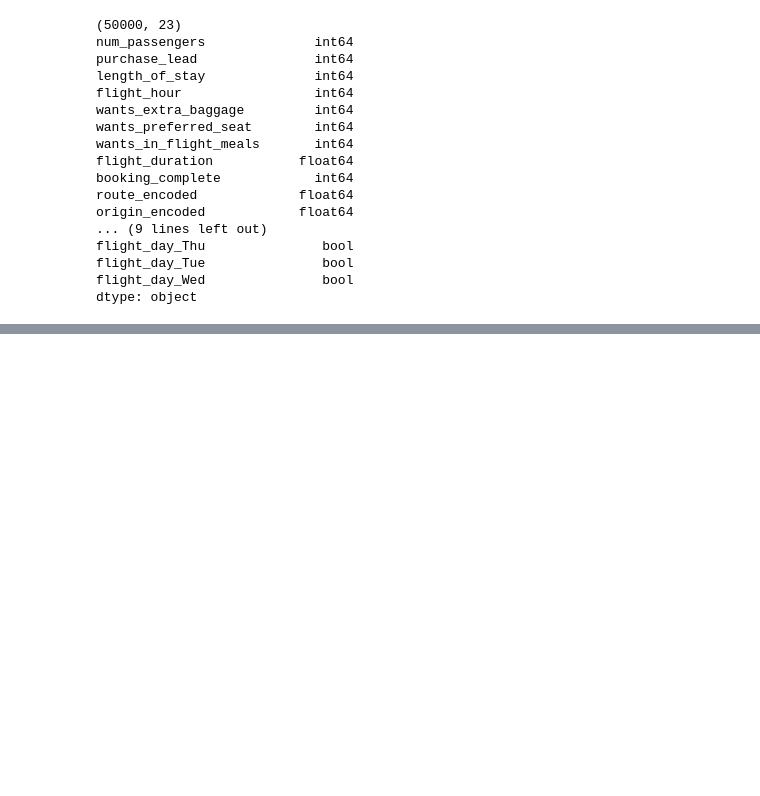
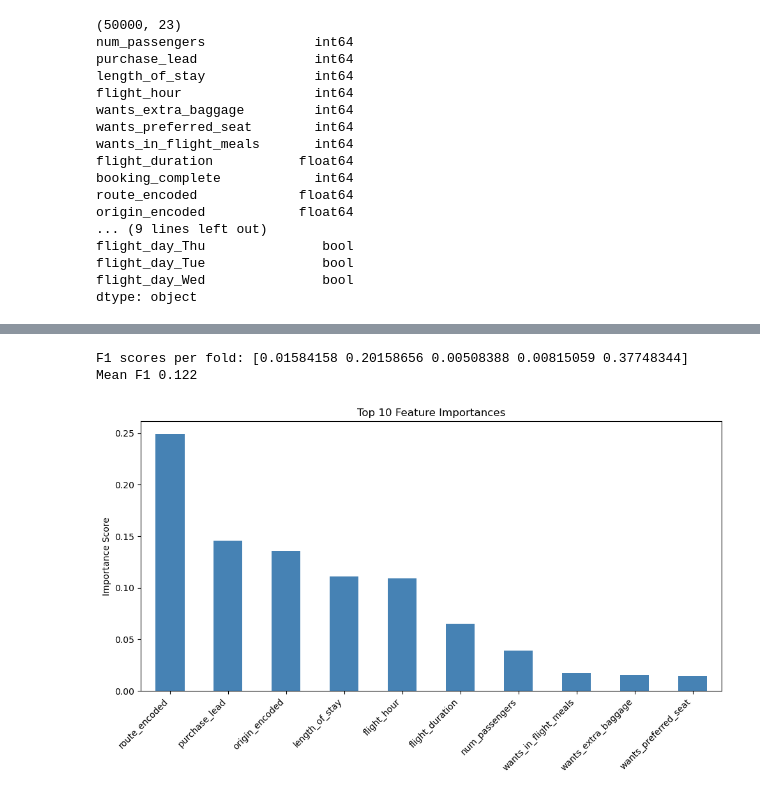
Before and after one commit to tobezhanabi/British-airway, a Jupyter notebook: BAcustomer_book.ipynb, the cells around one changed output, grey strips where cells are left out. Drawn from its saved outputs; the diff is of its cells as text; code cells hidden in the pictures; blank space fills up the shorter version.

```diff
--- a/BAcustomer_book.ipynb
+++ b/BAcustomer_book.ipynb
@@ -192,0 +195,24 @@ ROC-AUC: 0.5670362263672122
+# %%
+scores = cross_val_score(RF, X, y, cv=5, scoring='f1')
+print('F1 scores per fold:', scores)
+print('Mean F1', scores.mean().round(3))
+# %% [output]
+F1 scores per fold: [0.01584158 0.20158656 0.00508388 0.00815059 0.37748344]
+Mean F1 0.122
+# %%
+import matplotlib.pyplot as plt
+
+# Get feature importances
+importances = pd.Series(RF.feature_importances_, index=X.columns)
+importances = importances.sort_values(ascending=False).head(10)
+
+# Plot
+plt.figure(figsize=(10, 6))
+importances.plot(kind='bar', color='steelblue')
+plt.title('Top 10 Feature Importances')
+plt.ylabel('Importance Score')
+plt.xticks(rotation=45, ha='right')
+plt.tight_layout()
+plt.show()
+# %% [output]
+[figure, added]
```
Also changed, not shown: parts of 2 cells of this notebook.
